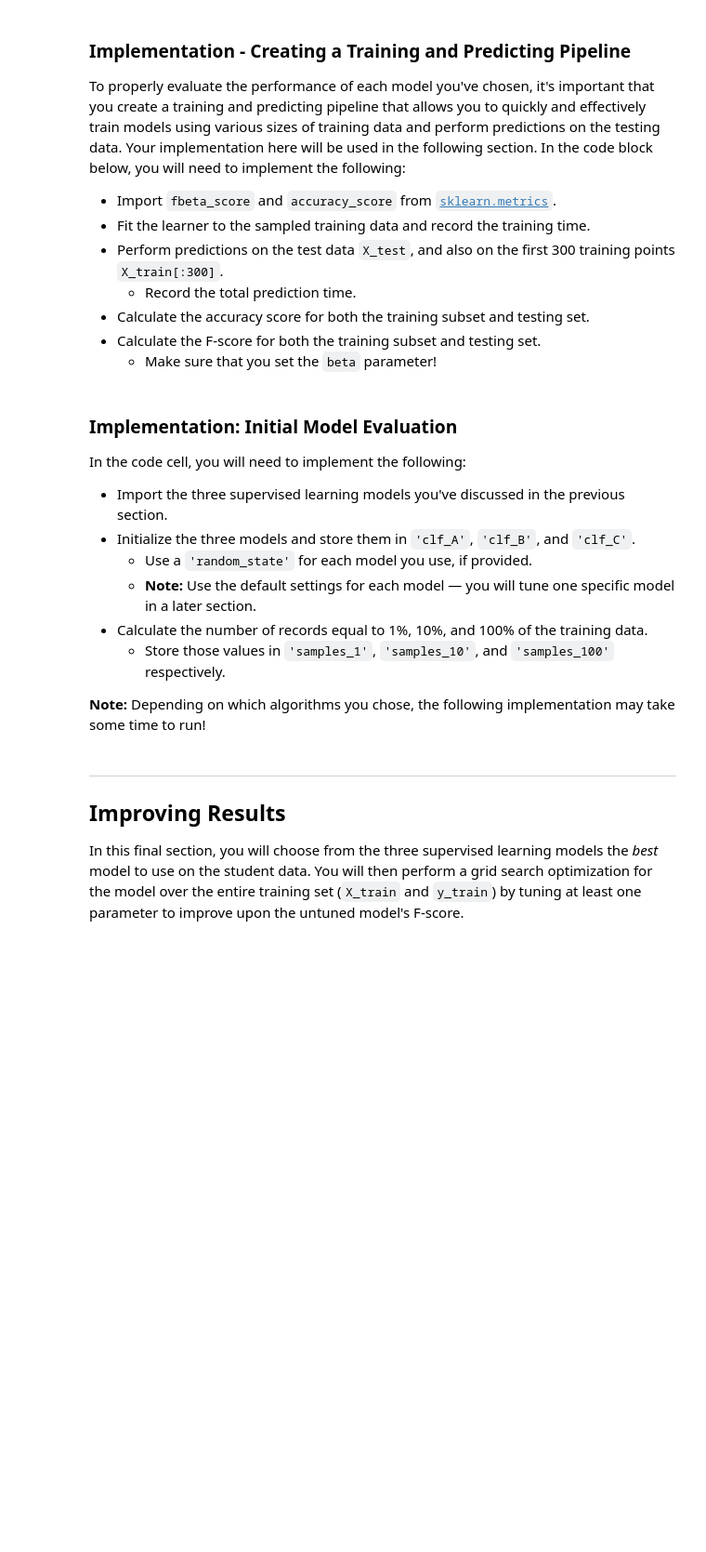
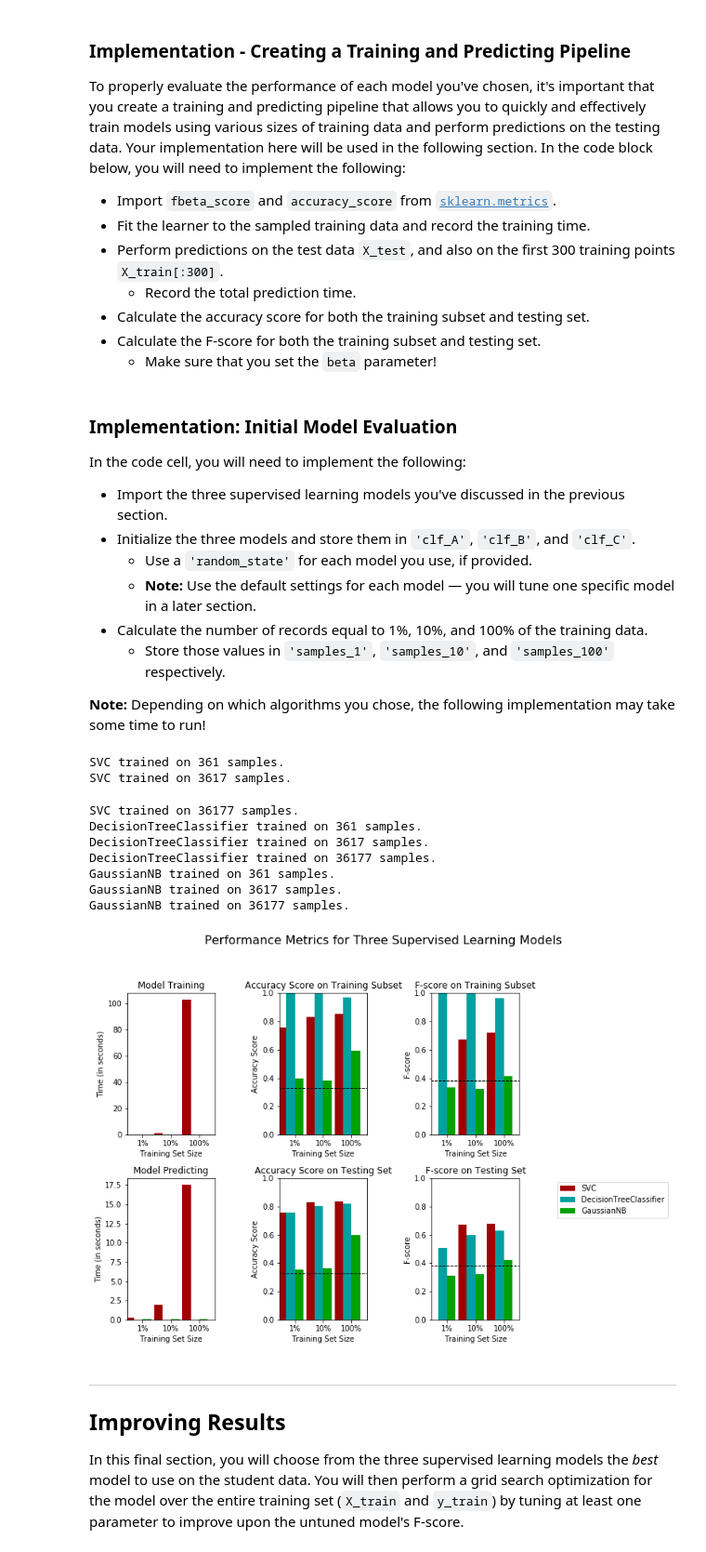
Before and after one commit to alexandrebvd/finding-donors, a Jupyter notebook: finding_donors.ipynb, the cells around one changed output. Shown: that part at 93% size. Cells and saved outputs as stored; diff of their text form; code cells hidden in the pictures; blank space fills up the shorter version.

```diff
--- a/finding_donors.ipynb
+++ b/finding_donors.ipynb
@@ -409,6 +409,7 @@ In the code block below, you will need to implement the following:
    - Make sure that you set the `beta` parameter!
 # %%
 # TODO: Import two metrics from sklearn - fbeta_score and accuracy_score
+from sklearn.metrics import fbeta_score, accuracy_score
 
 def train_predict(learner, sample_size, X_train, y_train, X_test, y_test):
     '''
@@ -425,33 +426,33 @@ def train_predict(learner, sample_size, X_train, y_train, X_test, y_test):
 
     # TODO: Fit the learner to the training data using slicing with 'sample_size' using .fit(training_features[:], training_labels[:])
     start = time() # Get start time
-    learner = None
+    learner = learner.fit(X_train[:sample_size], y_train[:sample_size])
     end = time() # Get end time
 
     # TODO: Calculate the training time
-    results['train_time'] = None
+    results['train_time'] = end - start
 
     # TODO: Get the predictions on the test set(X_test),
     #       then get predictions on the first 300 training samples(X_train) using .predict()
     start = time() # Get start time
-    predictions_test = None
-    predictions_train = None
+    predictions_test = learner.predict(X_test)
+    predictions_train = learner.predict(X_train[:300])
     end = time() # Get end time
 
     # TODO: Calculate the total prediction time
-    results['pred_time'] = None
+    results['pred_time'] = end - start
 
     # TODO: Compute accuracy on the first 300 training samples which is y_train[:300]
-    results['acc_train'] = None
+    results['acc_train'] = accuracy_score(y_train[:300], predictions_train)
 
     # TODO: Compute accuracy on test set using accuracy_score()
-    results['acc_test'] = None
+    results['acc_test'] = accuracy_score(y_test, predictions_test)
 
     # TODO: Compute F-score on the the first 300 training samples using fbeta_score()
-    results['f_train'] = None
+    results['f_train'] = fbeta_score(y_train[0:300], predictions_train, beta=0.5)
 
     # TODO: Compute F-score on the test set which is y_test
-    results['f_test'] = None
+    results['f_test'] = fbeta_score(y_test, predictions_test, beta=0.5)
 
     # Success
     print("{} trained on {} samples.".format(learner.__class__.__name__, sample_size))
@@ -471,31 +472,52 @@ In the code cell, you will need to implement the following:
 **Note:** Depending on which algorithms you chose, the following implementation may take some time to run!
 # %%
 # TODO: Import the three supervised learning models from sklearn
+from sklearn import svm, tree
+from sklearn.naive_bayes import GaussianNB
+
+'''Gaussian Naive Bayes (GaussianNB)
+Decision Trees
+Ensemble Methods (Bagging, AdaBoost, Random Forest, Gradient Boosting)
+K-Nearest Neighbors (KNeighbors)
+Stochastic Gradient Descent Classifier (SGDC)
+Support Vector Machines (SVM)
+Logistic Regression'''
 
 # TODO: Initialize the three models
-clf_A = None
-clf_B = None
-clf_C = None
+clf_A = svm.SVC(random_state=42)
+clf_B = tree.DecisionTreeClassifier(random_state=42)
+clf_C = GaussianNB()
 
 # TODO: Calculate the number of samples for 1%, 10%, and 100% of the training data
 # HINT: samples_100 is the entire training set i.e. len(y_train)
 # HINT: samples_10 is 10% of samples_100 (ensure to set the count of the values to be `int` and not `float`)
 # HINT: samples_1 is 1% of samples_100 (ensure to set the count of the values to be `int` and not `float`)
-samples_100 = None
-samples_10 = None
-samples_1 = None
+samples_100 = len(y_train)
+samples_10 = int(len(y_train) * 0.1)
+samples_1 = int(len(y_train) * 0.01)
 
 # Collect results on the learners
 results = {}
 for clf in [clf_A, clf_B, clf_C]:
     clf_name = clf.__class__.__name__
     results[clf_name] = {}
     for i, samples in enumerate([samples_1, samples_10, samples_100]):
         results[clf_name][i] = \
         train_predict(clf, samples, X_train, y_train, X_test, y_test)
 
 # Run metrics visualization for the three supervised learning models chosen
 vs.evaluate(results, accuracy, fscore)
+# %% [output]
+SVC trained on 361 samples.
+SVC trained on 3617 samples.
+SVC trained on 36177 samples.
+DecisionTreeClassifier trained on 361 samples.
+DecisionTreeClassifier trained on 3617 samples.
+DecisionTreeClassifier trained on 36177 samples.
+GaussianNB trained on 361 samples.
+GaussianNB trained on 3617 samples.
+GaussianNB trained on 36177 samples.
+[figure, added]
 # %% [markdown]
 ----
 ## Improving Results
```
Also changed, not shown: 2 other files.
